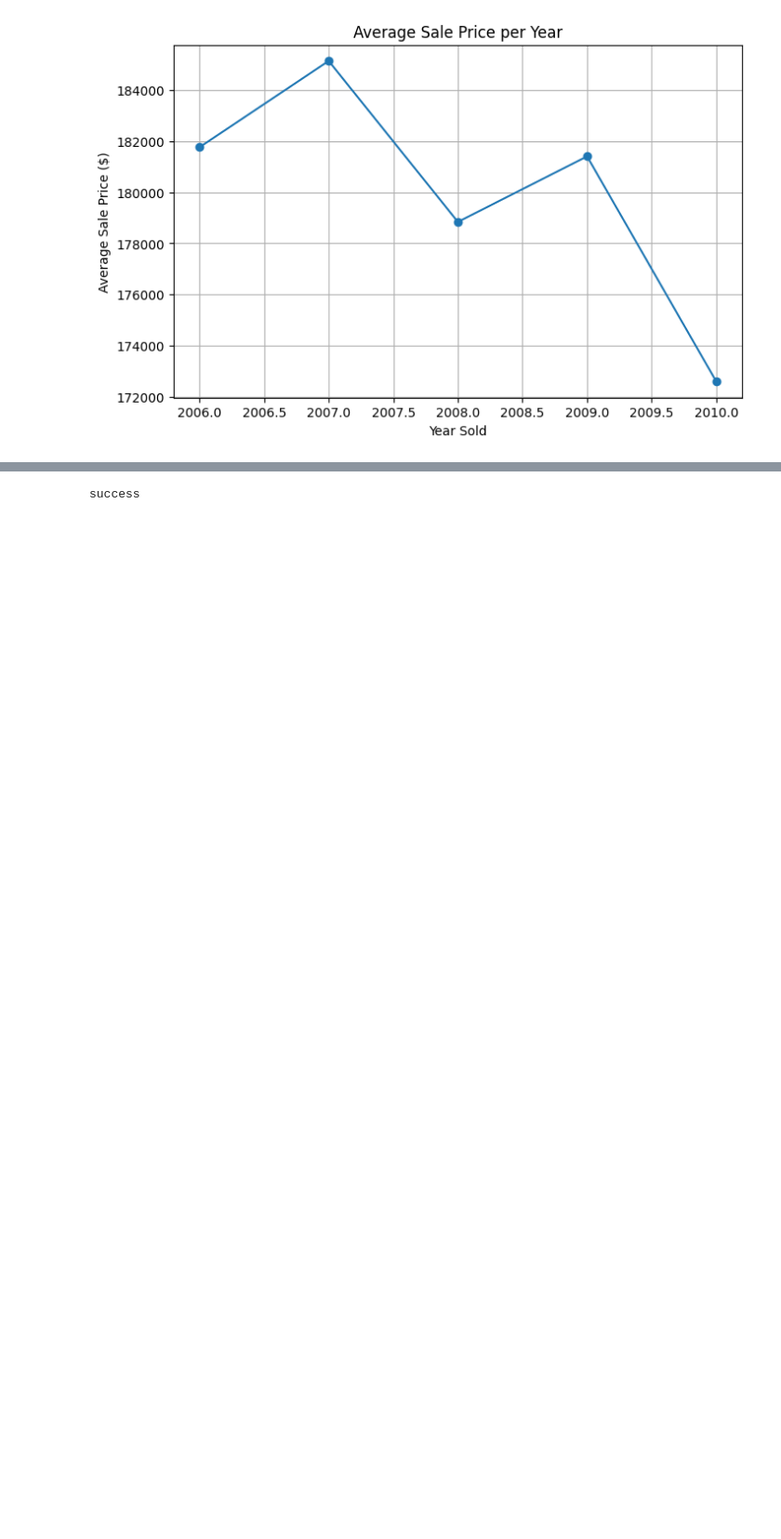
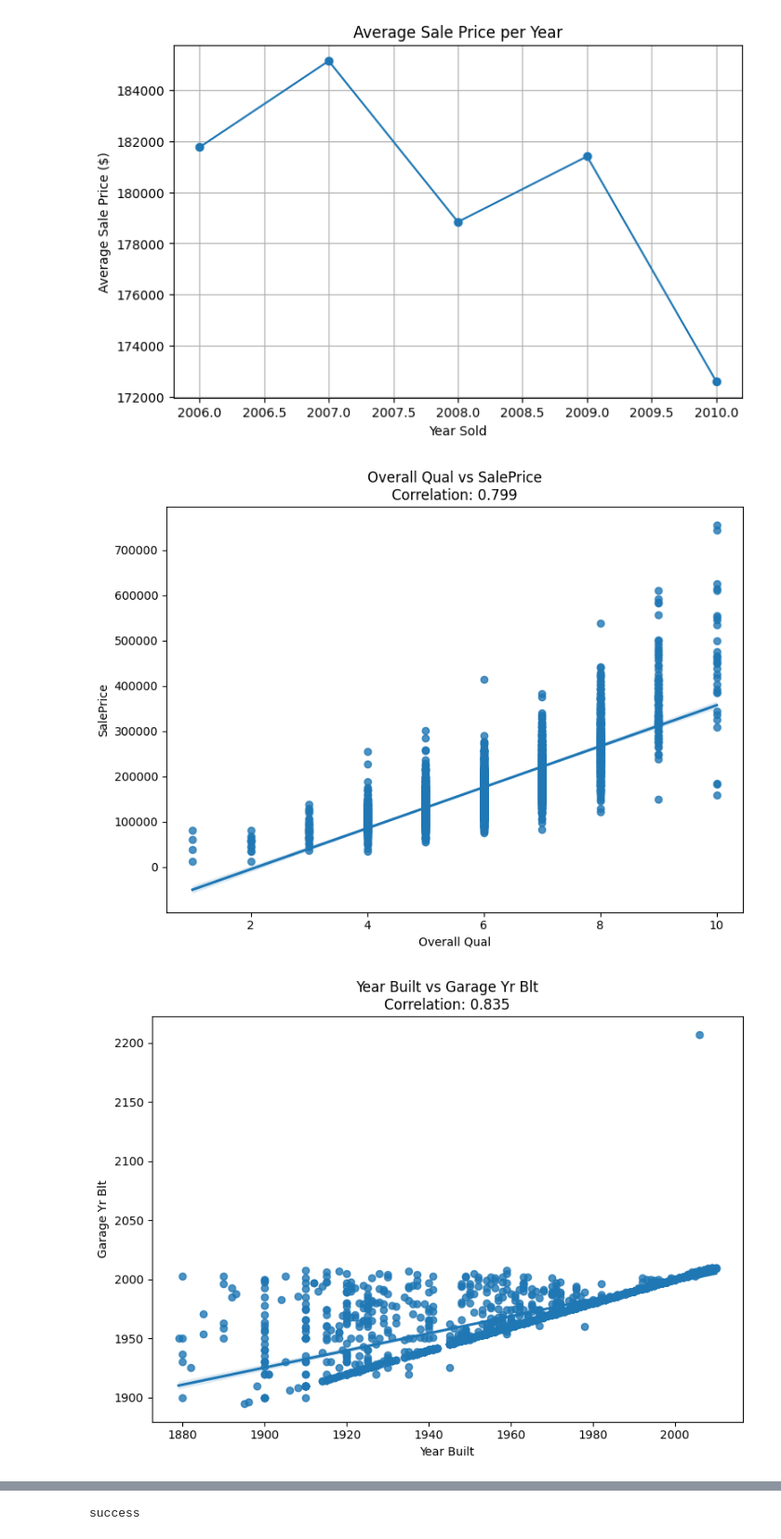
Before and after one commit to Adelin010/ML_Practice, a Jupyter notebook: lab1/mihai.ipynb, the cells around one changed output, grey strips where cells are left out. Shown: that part at 93% size. Drawn from its saved outputs; the diff is of its cells as text; code cells hidden in the pictures; blank space fills up the shorter version.

```diff
--- a/lab1/mihai.ipynb
+++ b/lab1/mihai.ipynb
@@ -281,3 +282,30 @@ plt.grid(True)
 plt.show()
 # %% [output]
 [figure]
+# %%
+
+copy_d = dataset.copy(deep=True)
+copy_d.drop(columns= ['Order', 'PID'], inplace=True)
+correlation_matrix= copy_d.select_dtypes(['float64','int64']).corr()
+
+
+high_corr_pairs=[]
+
+cols = correlation_matrix.columns
+for i in range(len(cols)):
+    for j in range(i+1, len(cols)):
+        x = cols[i]
+        y = cols[j]
+        corr = correlation_matrix.loc[x, y]
+        if abs(corr) > 0.75:
+            high_corr_pairs.append((x, y, corr))
+
+for col1, col2, corr in high_corr_pairs:
+    plt.figure(figsize=(8, 6))
+    sbs.regplot(data=dataset, x=col1, y=col2)
+    plt.title(f"{col1} vs {col2}\nCorrelation: {corr:.3f}")
+    plt.tight_layout()
+    plt.show()
+# %% [output]
+[figure, added]
+[figure, added]
```
Also changed, not shown: parts of 5 cells of this notebook.
